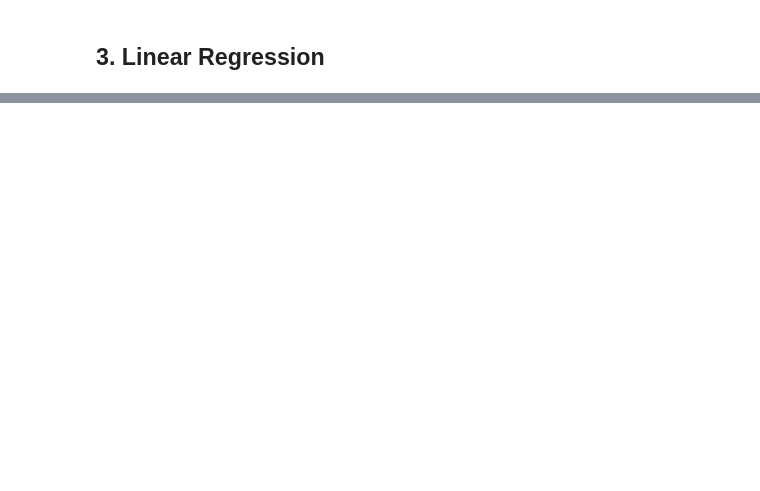
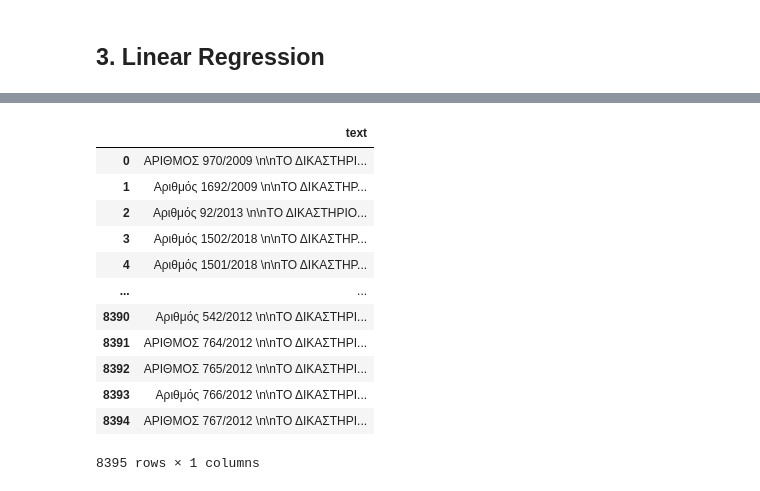
Before and after one commit to kebelouah/decisions_thesis, a Jupyter notebook: word2vec.ipynb, the cells around one changed output, grey strips where cells are left out. Saved outputs shown, nothing was run; the diff lists cells and outputs as text; code cells hidden in the pictures; blank space fills up the shorter version.

```diff
--- a/word2vec.ipynb
+++ b/word2vec.ipynb
@@ -401,0 +420,18 @@ F1 Score: 0.6956521739130435
+# %%
+df = df[['text']]
+# %%
+df
+# %% [output]
+|  | text |
+| 0 | ΑΡΙΘΜΟΣ 970/2009 \n\nΤΟ ΔΙΚΑΣΤΗΡΙ... |
+| 1 | Αριθμός 1692/2009 \n\nΤΟ ΔΙΚΑΣΤΗΡ... |
+| 2 | Αριθμός 92/2013 \n\nΤΟ ΔΙΚΑΣΤΗΡΙΟ... |
+| 3 | Αριθμός 1502/2018 \n\nΤΟ ΔΙΚΑΣΤΗΡ... |
+| 4 | Αριθμός 1501/2018 \n\nΤΟ ΔΙΚΑΣΤΗΡ... |
+| ... | ... |
+| 8390 | Αριθμός 542/2012 \n\nΤΟ ΔΙΚΑΣΤΗΡΙ... |
+| 8391 | ΑΡΙΘΜΟΣ 764/2012 \n\nΤΟ ΔΙΚΑΣΤΗΡΙ... |
+| 8392 | ΑΡΙΘΜΟΣ 765/2012 \n\nΤΟ ΔΙΚΑΣΤΗΡΙ... |
+| 8393 | Αριθμός 766/2012 \n\nΤΟ ΔΙΚΑΣΤΗΡΙ... |
+| 8394 | ΑΡΙΘΜΟΣ 767/2012 \n\nΤΟ ΔΙΚΑΣΤΗΡΙ... |
+8395 rows × 1 columns
```
Also changed, not shown: parts of 15 cells of this notebook, 9 other files.
